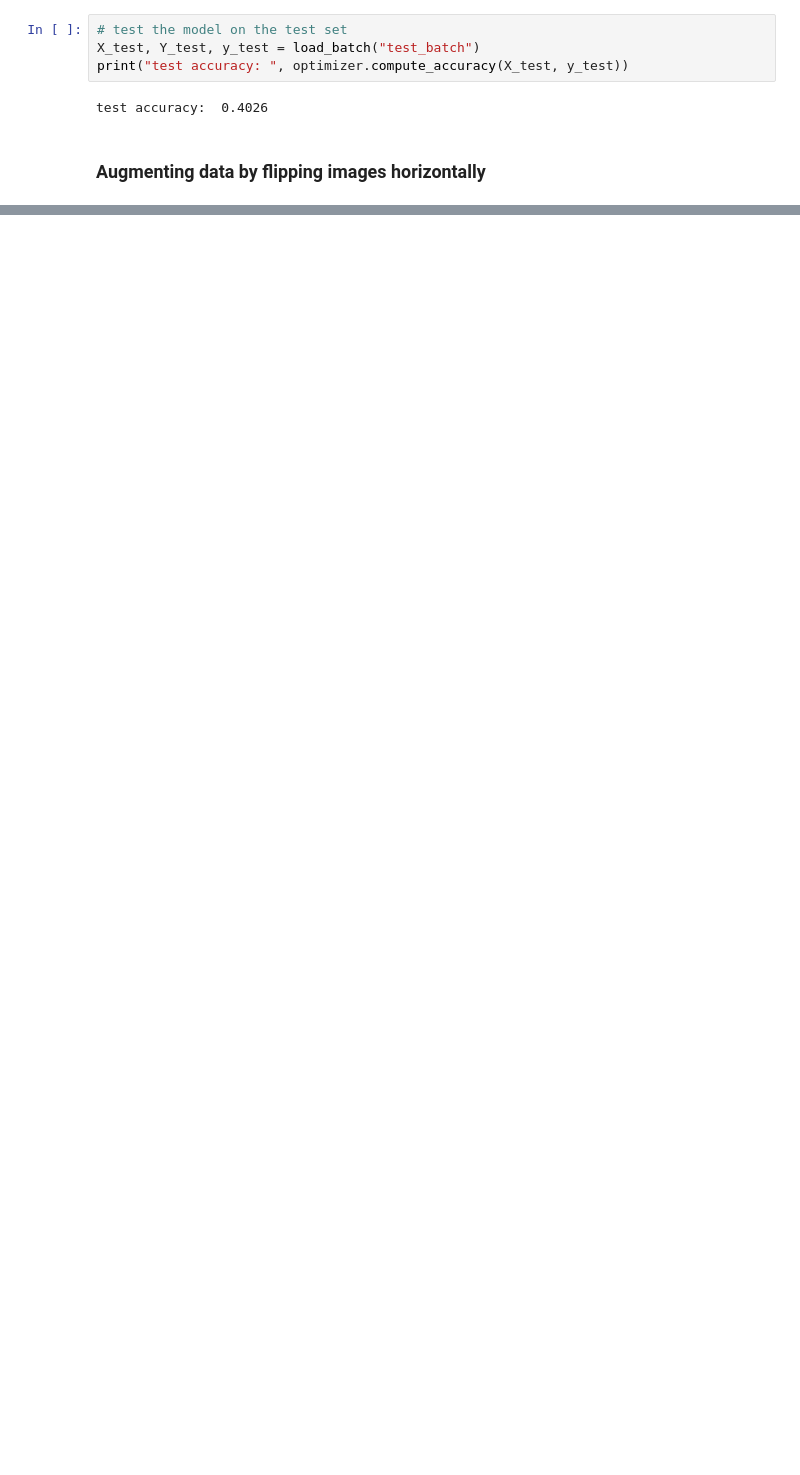
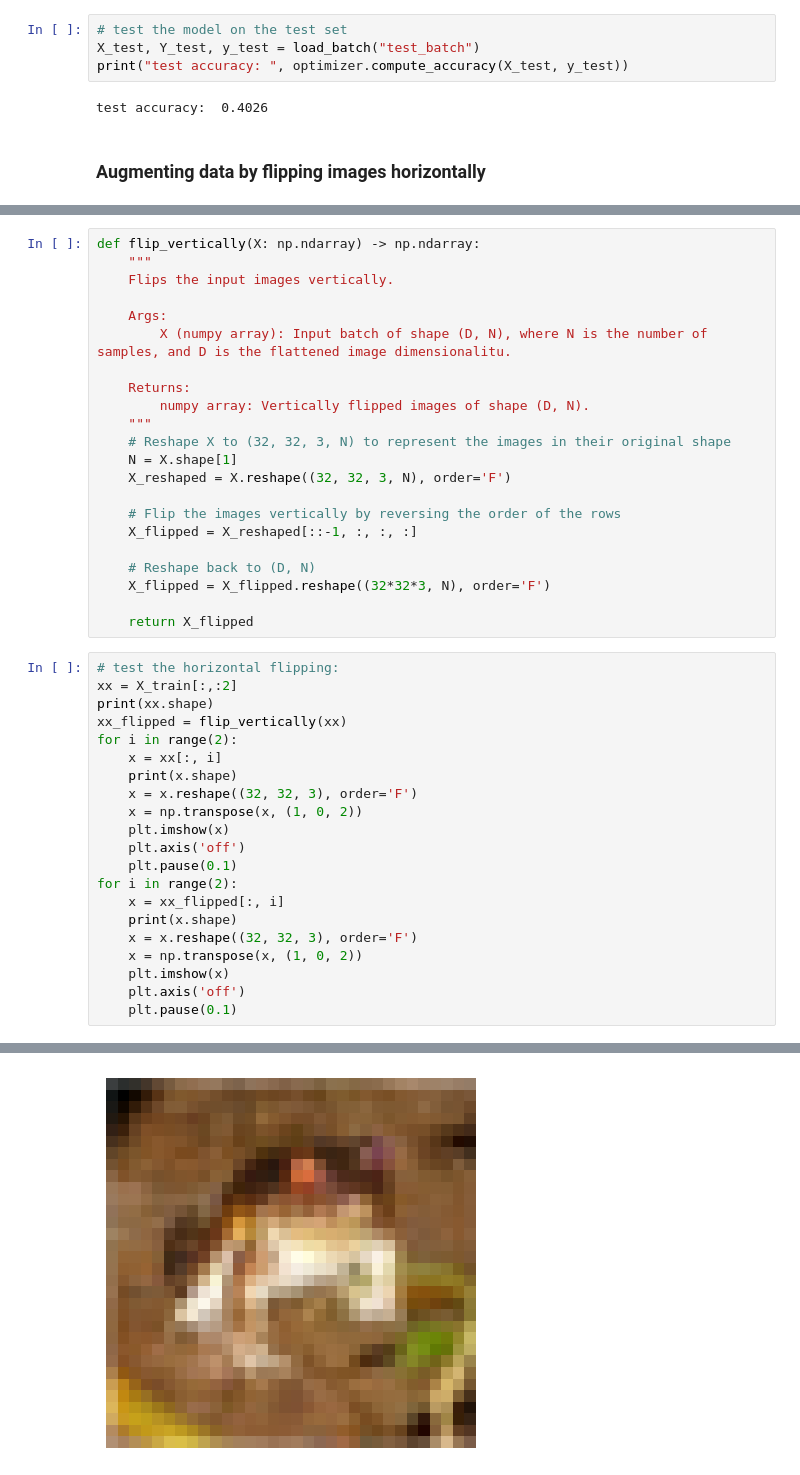
Before and after one commit to kahoujo1/DD2424-assignments, a Jupyter notebook: assignment1/src/optional_part.ipynb, the cells around one changed output, grey strips where cells are left out. Drawn from its saved outputs; the diff is of its cells as text; blank space fills up the shorter version.

```diff
--- a/assignment1/src/optional_part.ipynb
+++ b/assignment1/src/optional_part.ipynb
@@ -101,0 +100,44 @@ plt.pause(0.1)
+# %%
+def flip_vertically(X: np.ndarray) -> np.ndarray:
+    """
+    Flips the input images vertically.
+
+    Args:
+        X (numpy array): Input batch of shape (D, N), where N is the number of samples, and D is the flattened image dimensionalitu.
+
+    Returns:
+        numpy array: Vertically flipped images of shape (D, N).
+    """
+    # Reshape X to (32, 32, 3, N) to represent the images in their original shape
+    N = X.shape[1]
+    X_reshaped = X.reshape((32, 32, 3, N), order='F')
+
+    # Flip the images vertically by reversing the order of the rows
+    X_flipped = X_reshaped[::-1, :, :, :]
+
+    # Reshape back to (D, N)
+    X_flipped = X_flipped.reshape((32*32*3, N), order='F')
+
+    return X_flipped
+# %%
+# test the horizontal flipping:
+xx = X_train[:,:2]
+print(xx.shape)
+xx_flipped = flip_vertically(xx)
+for i in range(2):
+    x = xx[:, i]
+    print(x.shape)
+    x = x.reshape((32, 32, 3), order='F')
+    x = np.transpose(x, (1, 0, 2))
+    plt.imshow(x)
+    plt.axis('off')
+    plt.pause(0.1)
+for i in range(2):
+    x = xx_flipped[:, i]
+    print(x.shape)
+    x = x.reshape((32, 32, 3), order='F')
+    x = np.transpose(x, (1, 0, 2))
+    plt.imshow(x)
+    plt.axis('off')
+    plt.pause(0.1)
+# %% [output]
@@ -101,0 +146 @@ plt.pause(0.1)
+[figure, added]
```
Also changed, not shown: parts of 4 cells of this notebook, 1 other file.
